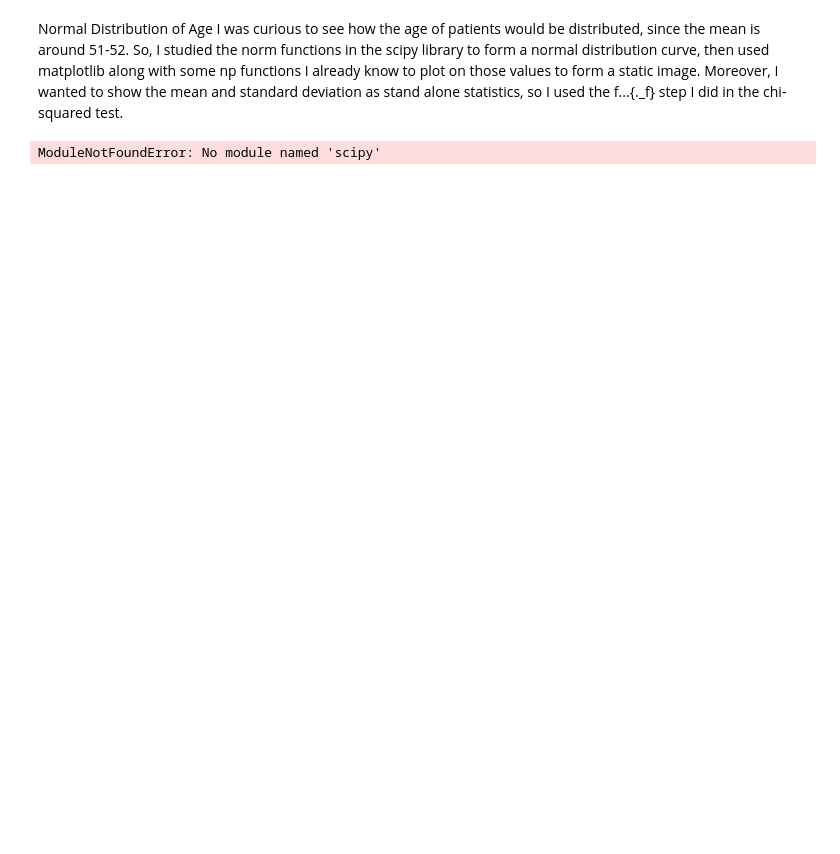
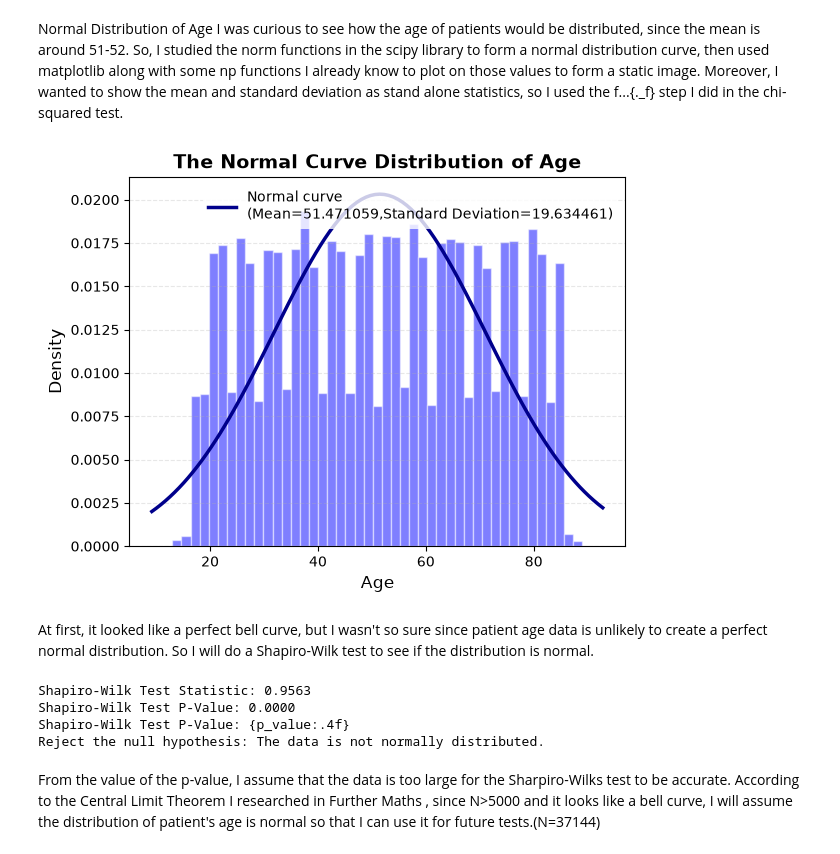
Before and after one commit to agbahovbejasmine-del/hospital_data_project, a Jupyter notebook: hospital_analysis.ipynb, the cells around one changed output. Saved outputs shown, nothing was run; the diff lists cells and outputs as text; code cells hidden in the pictures; blank space fills up the shorter version.

```diff
--- a/hospital_analysis.ipynb
+++ b/hospital_analysis.ipynb
@@ -147,24 +190,55 @@ avg_age
 # %% [markdown]
 Normal Distribution of Age
 I was curious to see how the age of patients would be distributed, since the mean is around 51-52. So, I studied the norm functions in the scipy library to form a normal distribution curve, then used matplotlib along with some np functions I already know to plot on those values to form a static image. Moreover, I wanted to show the mean and standard deviation as stand alone statistics, so I used the f...{._f} step I did in the chi-squared test.
+# %%
+mu = df['Age'].mean()
+sigma = df['Age'].std()
+df= df[(df['Age'] >=mu - 3*sigma) & (df['Age'] <=mu + 3*sigma)]
+ # I used the 3-sigma rule to remove outliers from the Age column, as it is a common method for identifying and removing outliers in a dataset.
 # %%
 import matplotlib.pyplot as plt
 import numpy as np
 from scipy.stats import norm
 %matplotlib inline
 mu = df['Age'].mean()
 sigma = df['Age'].std()
-plt.hist(df['Age'], bins=30, density=True, alpha=0.5, color='blue', edgecolor='white')
+plt.hist(df['Age'], bins=45, density=True, alpha=0.5, color='blue', edgecolor='white')
 xmin, xmax = plt.xlim()
 x=np.linspace(xmin, xmax, 100)
 p= norm.pdf(x,mu, sigma)
 
 plt.plot(x,p,color='darkblue', linewidth=2.5,label=f'Normal curve\n(Mean={mu:2f},Standard Deviation={sigma:2f})')
 plt.title('The Normal Curve Distribution of Age',fontsize=14,fontweight='bold')
 plt.xlabel('Age', fontsize=12)
 plt.ylabel('Density', fontsize=12)
 plt.grid(axis='y', linestyle='--',alpha=0.3)
 plt.legend(frameon=True, facecolor='white', edgecolor="none")
 plt.show()
 # %% [output]
-ModuleNotFoundError: No module named 'scipy'
+[figure, added]
+# %% [markdown]
+At first, it looked like a perfect bell curve, but I wasn't so sure since patient age data is unlikely to create a perfect normal distribution.
+So I will do a Shapiro-Wilk test to see if the distribution is normal.
+# %%
+from scipy import stats
+
+data = df['Age']
+stat,p_value = stats.shapiro(data)
+
+print(f'Shapiro-Wilk Test Statistic: {stat:.4f}')
+print(f'Shapiro-Wilk Test P-Value: {p_value:.4f}')
+print('Shapiro-Wilk Test P-Value: {p_value:.4f}')
+
+#I'm setting alpha to 0.05 for the significance level of the Shapiro-Wilk test. If the p-value is less than alpha, we reject the null hypothesis that the data is normally distributed.
+alpha = 0.05
+if p_value > alpha:
+    print("Fail to reject the null hypothesis: The data is normally distributed.")
+else:
+    print("Reject the null hypothesis: The data is not normally distributed.")
+# %% [output]
+Shapiro-Wilk Test Statistic: 0.9563
+Shapiro-Wilk Test P-Value: 0.0000
+Shapiro-Wilk Test P-Value: {p_value:.4f}
+Reject the null hypothesis: The data is not normally distributed.
+# %% [markdown]
+From the value of the p-value, I assume that the data is too large for the Sharpiro-Wilks test to be accurate. According to the Central Limit Theorem I researched in Further Maths , since N>5000 and it looks like a bell curve, I will assume the distribution of patient's age is normal so that I can use it for future tests.(N=37144)
```
Also changed, not shown: parts of 6 cells of this notebook, 1 other file.
